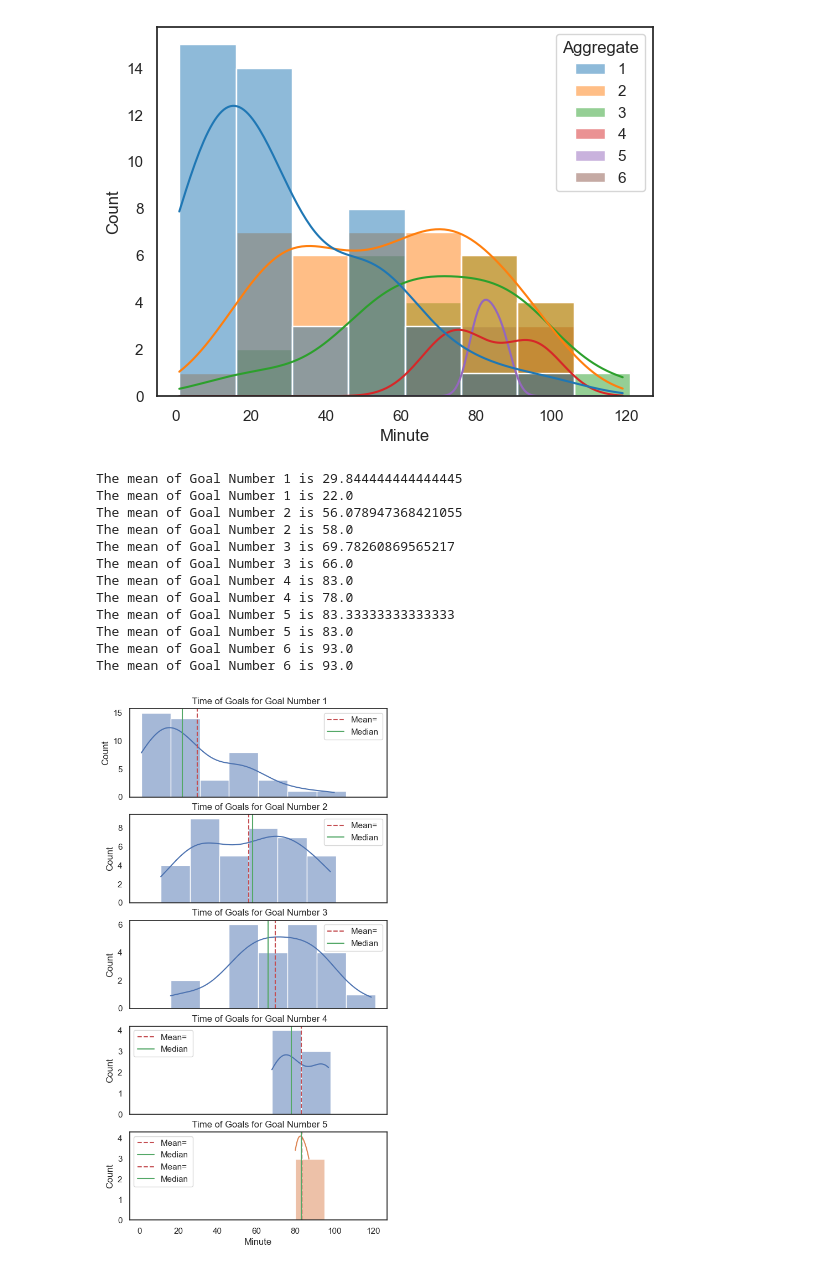
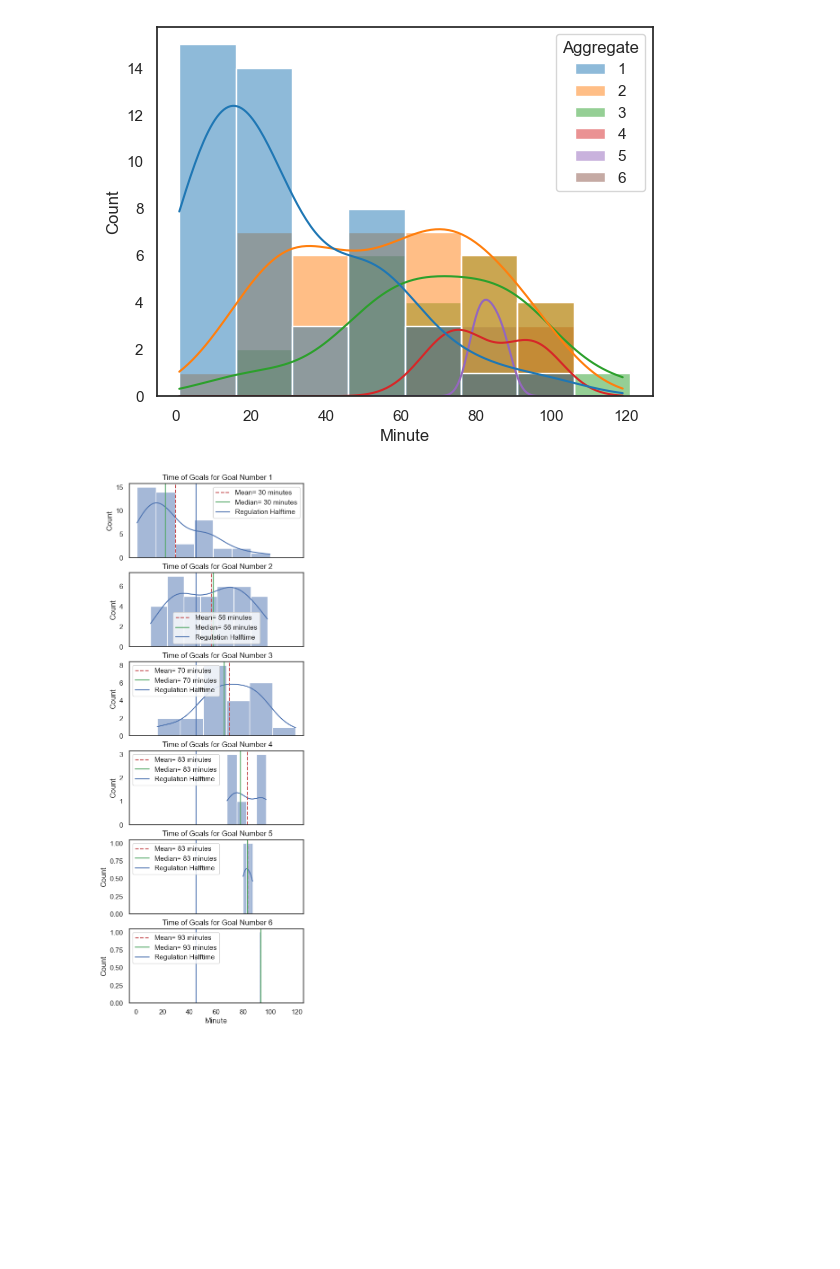
Before and after one commit to abigwind/Example-Work, a Jupyter notebook: Euros/Euros2024.ipynb, the cells around one changed output. Saved outputs shown, nothing was run; the diff lists cells and outputs as text; code cells hidden in the pictures; blank space fills up the shorter version.

```diff
--- a/Euros/Euros2024.ipynb
+++ b/Euros/Euros2024.ipynb
@@ -194,28 +191,17 @@ ax.set_title(' Time of Goals for Each Goal Number');
 # %% [output]
 [figure]
 # %%
-fig, ax = plt.subplots(6, 1, figsize = (6, 12), sharex=True)
-for goal in goal_num-1:
+fig, ax = plt.subplots(6, 1, figsize = (5, 15), sharex=True)
+for goal in goal_num:
     plt.sca(ax[goal-1])
-    sns.histplot(data=df[df['Aggregate']==goal+1], x=df[df['Aggregate']==goal]['Minute'], kde=True,  binwidth=15)
+    sns.histplot(data=df[df['Aggregate']==goal], x=df[df['Aggregate']==goal]['Minute'], kde=True)
     ax[goal-1].set_title(' Time of Goals for Goal Number ' + str(goal))
-    ax[goal-1].axvline(df[df['Aggregate']==goal+1]['Minute'].mean(), color='r', linestyle='--', label='Mean= ')
-    ax[goal-1].axvline(df[df['Aggregate']==goal+1]['Minute'].median(), color='g', linestyle='-', label="Median")
+    ax[goal-1].axvline(df[df['Aggregate']==goal]['Minute'].mean(), color='r', linestyle='--',
+                       label='Mean= {} minutes'.format(round(df[df['Aggregate']==goal]['Minute'].mean())))
+    ax[goal-1].axvline(df[df['Aggregate']==goal]['Minute'].median(), color='g', linestyle='-',
+                       label='Median= {} minutes'.format(round(df[df['Aggregate']==goal]['Minute'].mean())))
+    ax[goal-1].axvline(x=45, label='Regulation Halftime', color='b', linestyle='-')
     ax[goal-1].legend()
-    print('The mean of Goal Number {} is {}'.format(goal +1, df[df['Aggregate']==goal+1]['Minute'].mean()))
-    print('The mean of Goal Number {} is {}'.format(goal+1, df[df['Aggregate']==goal+1]['Minute'].median()))
     ;
 # %% [output]
-The mean of Goal Number 1 is 29.844444444444445
-The mean of Goal Number 1 is 22.0
-The mean of Goal Number 2 is 56.078947368421055
-The mean of Goal Number 2 is 58.0
-The mean of Goal Number 3 is 69.78260869565217
-The mean of Goal Number 3 is 66.0
-The mean of Goal Number 4 is 83.0
-The mean of Goal Number 4 is 78.0
-The mean of Goal Number 5 is 83.33333333333333
-The mean of Goal Number 5 is 83.0
-The mean of Goal Number 6 is 93.0
-The mean of Goal Number 6 is 93.0
-[figure, old version]
+[figure, new version]
```
Also changed, not shown: parts of 33 cells of this notebook.
